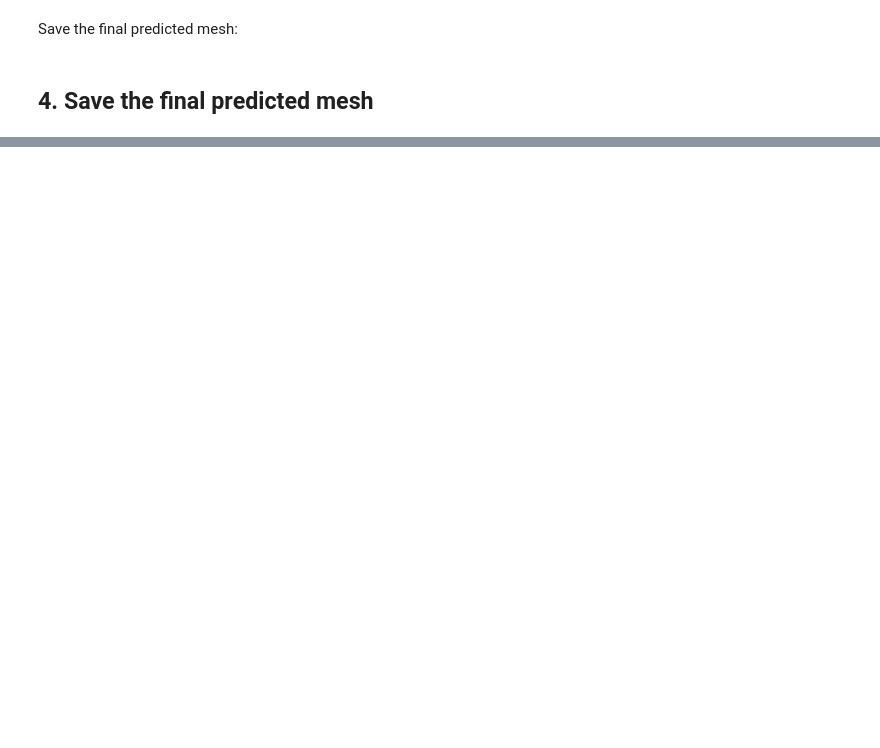
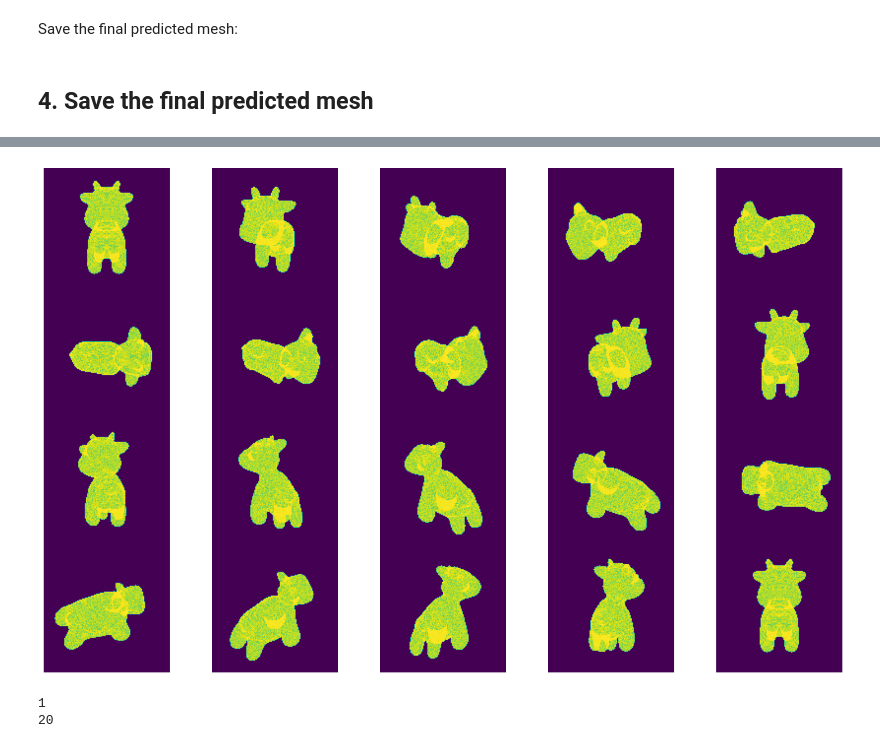
Before and after one commit to hirashima-k/Clipped_Mesh, a Jupyter notebook: open3d+pytorch3d.ipynb, the cells around one changed output, grey strips where cells are left out. Cells and saved outputs as stored; diff of their text form; code cells hidden in the pictures; blank space fills up the shorter version.

```diff
--- a/open3d+pytorch3d.ipynb
+++ b/open3d+pytorch3d.ipynb
@@ -537,0 +529,62 @@ print(a[:5:])
+# %%
+from pytorch3d.io import load_obj, save_obj
+# We read the target 3D model using load_obj
+verts, faces, aux = load_obj("./output/output_test.obj")
+
+sigma = 5.1e-7
+raster_settings_soft = RasterizationSettings(
+    image_size=128,
+    blur_radius=np.log(1. / 1e-4 - 1.)*sigma,
+    faces_per_pixel=30,
+)
+
+# Silhouette renderer
+renderer_silhouette = MeshRenderer(
+    rasterizer=MeshRasterizer(
+        cameras=camera,
+        raster_settings=raster_settings_soft
+    ),
+    shader=SoftSilhouetteShader()
+)
+
+# verts is a FloatTensor of shape (V, 3) where V is the number of vertices in the mesh
+# faces is an object which contains the following LongTensors: verts_idx, normals_idx and textures_idx
+# For this tutorial, normals and textures are ignored.
+faces_idx = faces.verts_idx.to(device)
+verts = verts.to(device)# the alpha/silhouette channel
+silhouette_images = renderer_silhouette(meshes, cameras=cameras, lights=lights)
+target_silhouette = [silhouette_images[i, ..., 3] for i in range(num_views)]
+
+# Visualize silhouette images
+image_grid(silhouette_images.cpu().numpy(), rows=4, cols=5, rgb=False)
+plt.show()
+
+# We scale normalize and center the target mesh to fit in a sphere of radius 1 centered at (0,0,0).
+# (scale, center) will be used to bring the predicted mesh to its original center and scale
+# Note that normalizing the target mesh, speeds up the optimization but is not necessary!
+
+
+# Initialize each vertex to be white in color.
+verts_rgb = torch.ones_like(verts)[None]  # (1, V, 3)
+textures = TexturesVertex(verts_features=verts_rgb.to(device))
+
+# We construct a Meshes structure for the target mesh
+mesh = Meshes(verts=[verts], faces=[faces_idx], textures = textures)
+
+meshes = mesh.extend(num_views)
+
+print(len(mesh.faces_list()))
+print(len(meshes.faces_list()))
+
+# Render the cow mesh from each viewing angle
+target_images = renderer(meshes, cameras=cameras, lights=lights)
+
+# Our multi-view cow dataset will be represented by these 2 lists of tensors,
+# each of length num_views.
+target_rgb = [target_images[i, ..., :3] for i in range(num_views)]
+target_cameras = [FoVPerspectiveCameras(device=device, R=R[None, i, ...],
+                                           T=T[None, i, ...]) for i in range(num_views)]
+# %% [output]
+[figure, added]
+1
+20
```
Also changed, not shown: parts of 18 cells of this notebook, 2 other files.
